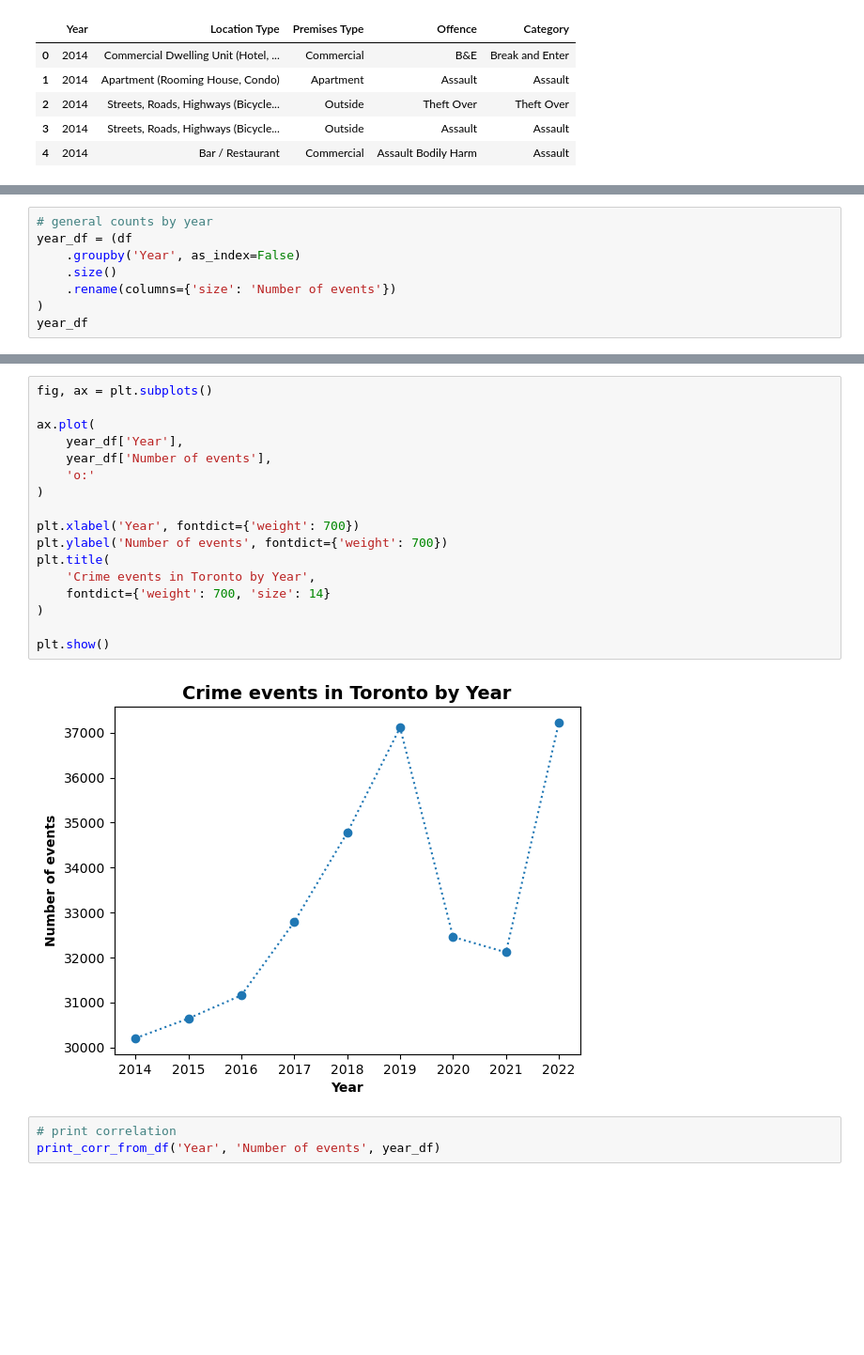
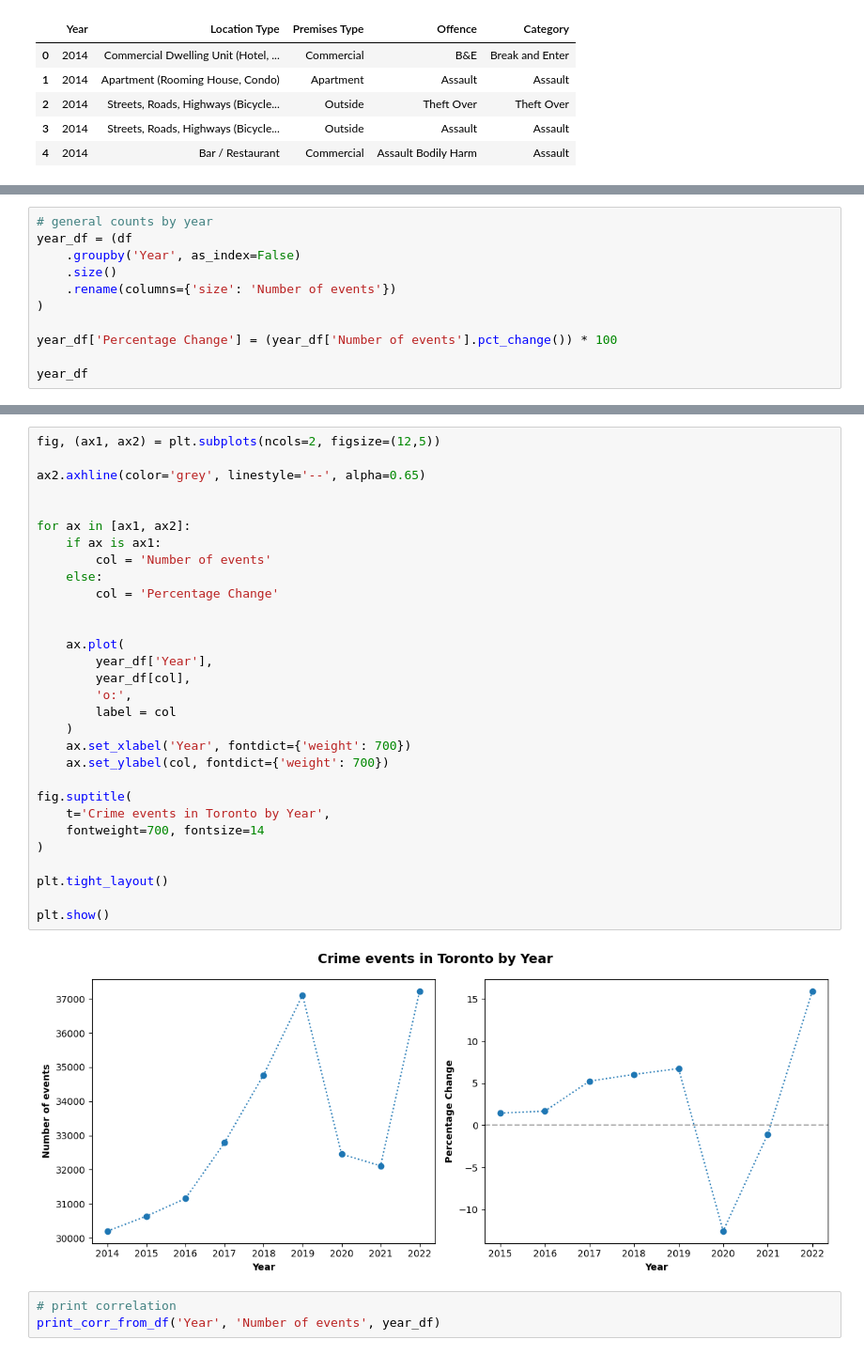
Before and after one commit to fannysigouin/project1, a Jupyter notebook: question_5/q5_year_to_year.ipynb, the cells around one changed output, grey strips where cells are left out. Shown at 94% size. Drawn from its saved outputs; the diff is of its cells as text; blank space fills up the shorter version.

Commit message:
add percentage change to general plot

```diff
--- a/question_5/q5_year_to_year.ipynb
+++ b/question_5/q5_year_to_year.ipynb
@@ -82,5 +82,8 @@ year_df = (df
     .size()
     .rename(columns={'size': 'Number of events'})
 )
+
+year_df['Percentage Change'] = (year_df['Number of events'].pct_change()) * 100
+
 year_df
 # %% [output]
@@ -97,22 +100,35 @@ year_df
 # %%
-fig, ax = plt.subplots()
+fig, (ax1, ax2) = plt.subplots(ncols=2, figsize=(12,5))
 
-ax.plot(
-    year_df['Year'],
-    year_df['Number of events'],
-    'o:'
+ax2.axhline(color='grey', linestyle='--', alpha=0.65)
+
+
+for ax in [ax1, ax2]:
+    if ax is ax1:
+        col = 'Number of events'
+    else:
+        col = 'Percentage Change'
+
+
+    ax.plot(
+        year_df['Year'],
+        year_df[col],
+        'o:',
+        label = col
+    )
+    ax.set_xlabel('Year', fontdict={'weight': 700})
+    ax.set_ylabel(col, fontdict={'weight': 700})
+
+fig.suptitle(
+    t='Crime events in Toronto by Year',
+    fontweight=700, fontsize=14
 )
 
-plt.xlabel('Year', fontdict={'weight': 700})
-plt.ylabel('Number of events', fontdict={'weight': 700})
-plt.title(
-    'Crime events in Toronto by Year',
-    fontdict={'weight': 700, 'size': 14}
-)
+plt.tight_layout()
 
 plt.show()
 # %% [output]
-[figure, old version]
+[figure, new version]
 # %%
 # print correlation
 print_corr_from_df('Year', 'Number of events', year_df)
```
Also changed, not shown: parts of 15 cells of this notebook.
